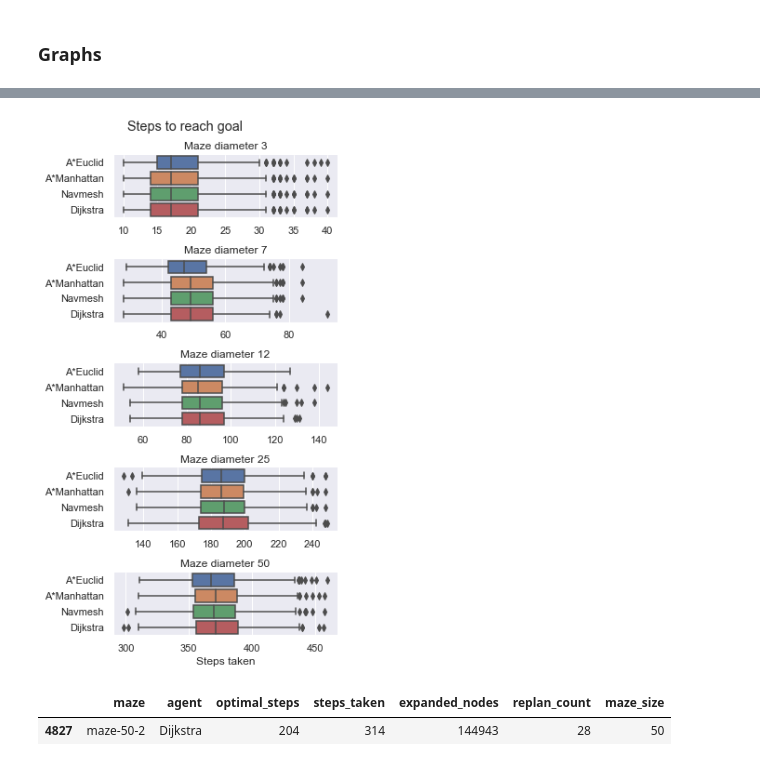
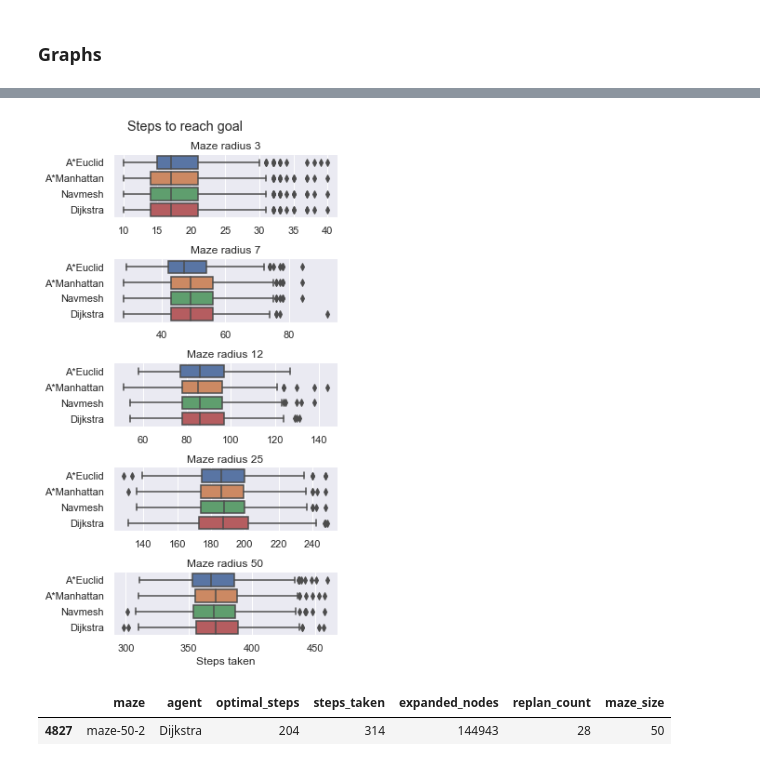
Before and after one commit to prokopCerny/CTU_PUI_2020, a Jupyter notebook: Sem02_probabilistic_planning/experiments.ipynb, the cells around one changed output, grey strips where cells are left out. Saved outputs shown, nothing was run; the diff lists cells and outputs as text; code cells hidden in the pictures.

```diff
--- a/Sem02_probabilistic_planning/experiments.ipynb
+++ b/Sem02_probabilistic_planning/experiments.ipynb
@@ -279,20 +276,20 @@ plt.savefig("expanded_nodes.pdf")
 # %%
 sns.set()
 g = sns.catplot(y="agent",
                 x="steps_taken",
                 row="maze_size",
                 data = all_df.assign(maze_size=all_df.maze.str.extract(pat='-([0-9]{1,2})-').astype(int)),
                 kind="box",
                 sharex=False,
                 height=1.7,
                 aspect=2.9)
 g.set_axis_labels("Steps taken", "")
-g.set_titles("Maze diameter {row_name}")
+g.set_titles("Maze radius {row_name}")
 plt.subplots_adjust(top=0.92)
 g.fig.suptitle("Steps to reach goal")
 plt.savefig("steps_taken.pdf")
 # %% [output]
-[figure, old version]
+[figure, new version]
 # %%
 all_df.assign(maze_size=all_df.maze.str.extract(pat='-([0-9]{1,2})-').astype(int))\
     .query("replan_count < 30 and agent != 'Navmesh' and maze_size > 25")
```
Also changed, not shown: parts of 6 cells of this notebook, 1 other file.
